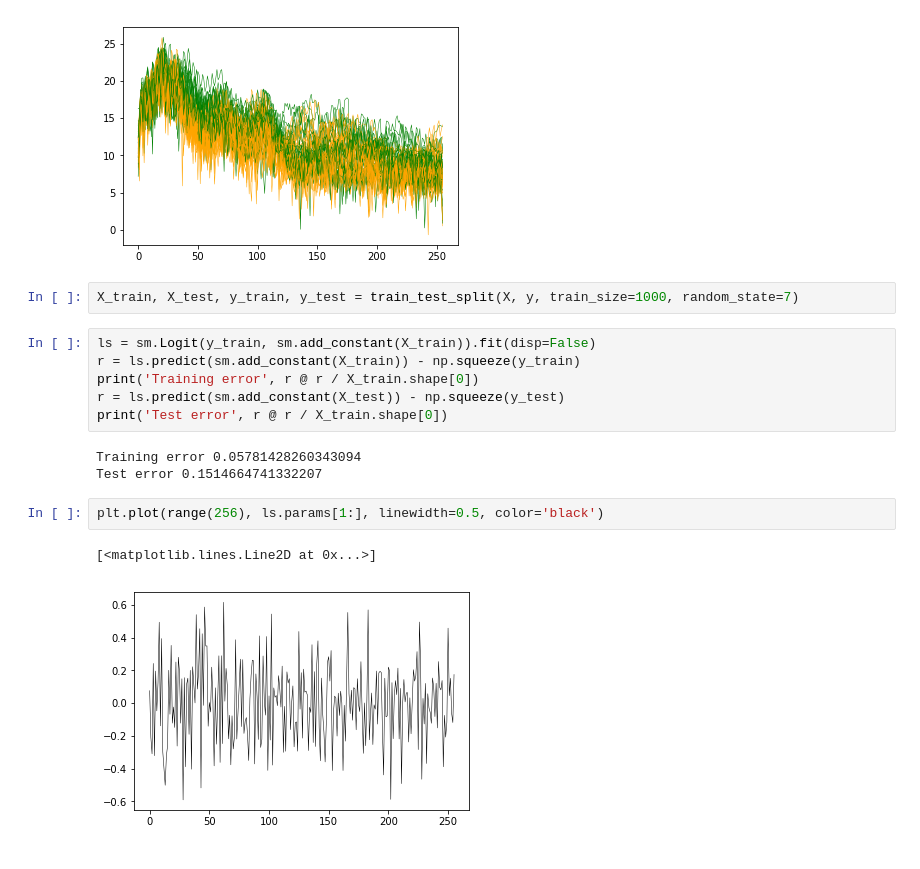
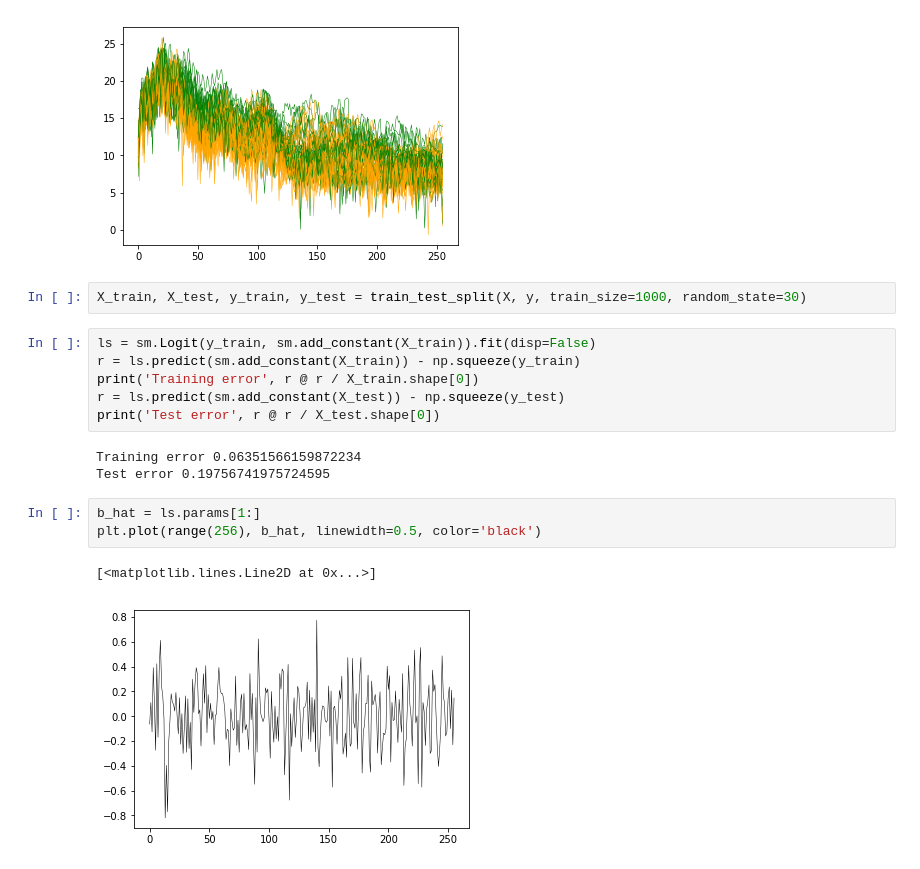
Before and after one commit to empathy87/The-Elements-of-Statistical-Learning-Python-Notebooks, a Jupyter notebook: examples/Phoneme Recognition.ipynb, the cells around one changed output. Cells and saved outputs as stored; diff of their text form.

```diff
--- a/examples/Phoneme Recognition.ipynb
+++ b/examples/Phoneme Recognition.ipynb
@@ -18,18 +28,19 @@ for i in range(50):
 # %% [output]
 [figure]
 # %%
-X_train, X_test, y_train, y_test = train_test_split(X, y, train_size=1000, random_state=7)
+X_train, X_test, y_train, y_test = train_test_split(X, y, train_size=1000, random_state=30)
 # %%
 ls = sm.Logit(y_train, sm.add_constant(X_train)).fit(disp=False)
 r = ls.predict(sm.add_constant(X_train)) - np.squeeze(y_train)
 print('Training error', r @ r / X_train.shape[0])
 r = ls.predict(sm.add_constant(X_test)) - np.squeeze(y_test)
-print('Test error', r @ r / X_train.shape[0])
+print('Test error', r @ r / X_test.shape[0])
 # %% [output]
-Training error 0.05781428260343094
-Test error 0.1514664741332207
+Training error 0.06351566159872234
+Test error 0.19756741975724595
 # %%
-plt.plot(range(256), ls.params[1:], linewidth=0.5, color='black')
+b_hat = ls.params[1:]
+plt.plot(range(256), b_hat, linewidth=0.5, color='black')
 # %% [output]
 [<matplotlib.lines.Line2D at 0x...>]
-[figure, old version]
+[figure, new version]
```
Also changed, not shown: parts of 8 cells of this notebook.
